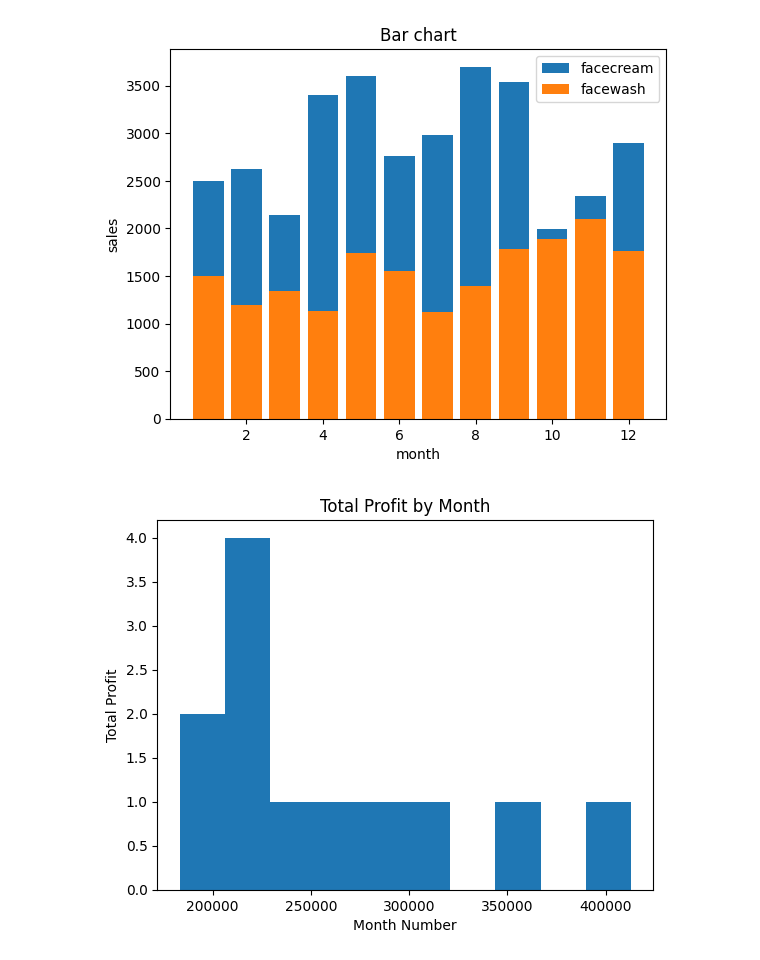
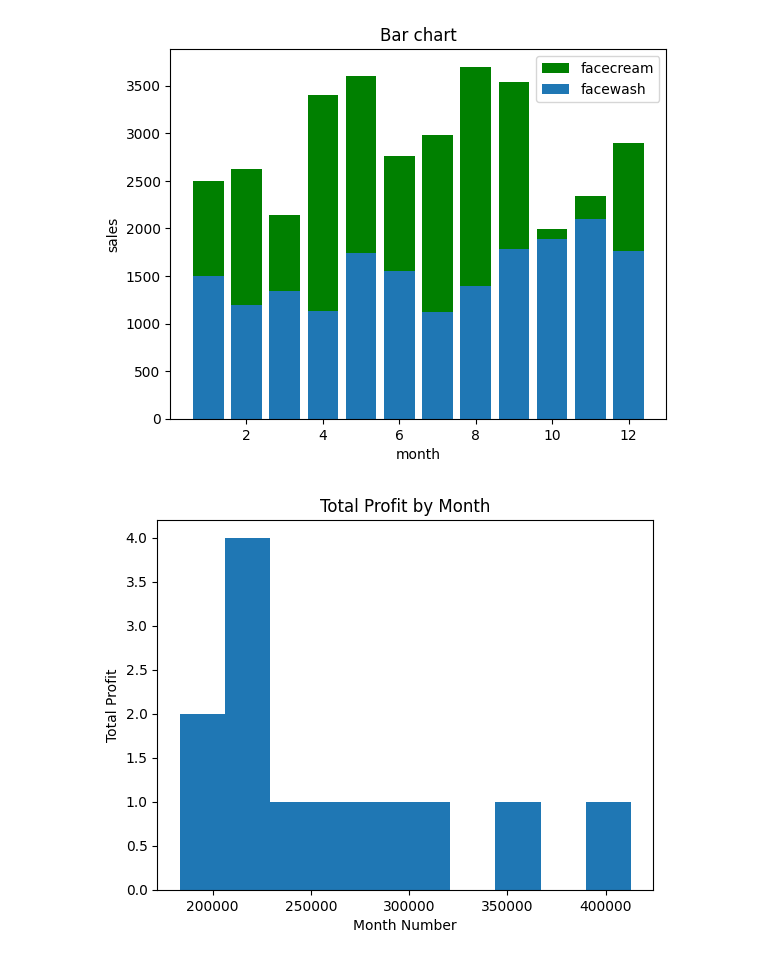
Before and after one commit to 1diyabansal/big-data, a Jupyter notebook: lab_eval_mca3_202301073.ipynb, the cells around one changed output. Saved outputs shown, nothing was run; the diff lists cells and outputs as text; code cells hidden in the pictures.

```diff
--- a/lab_eval_mca3_202301073.ipynb
+++ b/lab_eval_mca3_202301073.ipynb
@@ -3,23 +3,23 @@
 # %%
 # 1 ques
 
 import numpy as np
 import pandas as pd
 import matplotlib.pyplot as plt
 import io
 import seaborn as sns
 
 data=pd.read_csv("/content/company_sales_data.csv")
 data
-plt.bar(data["month_number"],data["facecream"],label="facecream")
+plt.bar(data["month_number"],data["facecream"],label="facecream",color='green')
 plt.bar(data["month_number"],data["facewash"],label="facewash")
 plt.xlabel('month')
 plt.ylabel('sales')
 plt.title("Bar chart")
 plt.legend()
 plt.show()
 # %% [output]
-[figure, old version]
+[figure, new version]
 # %%
 #2 ques
 
```
